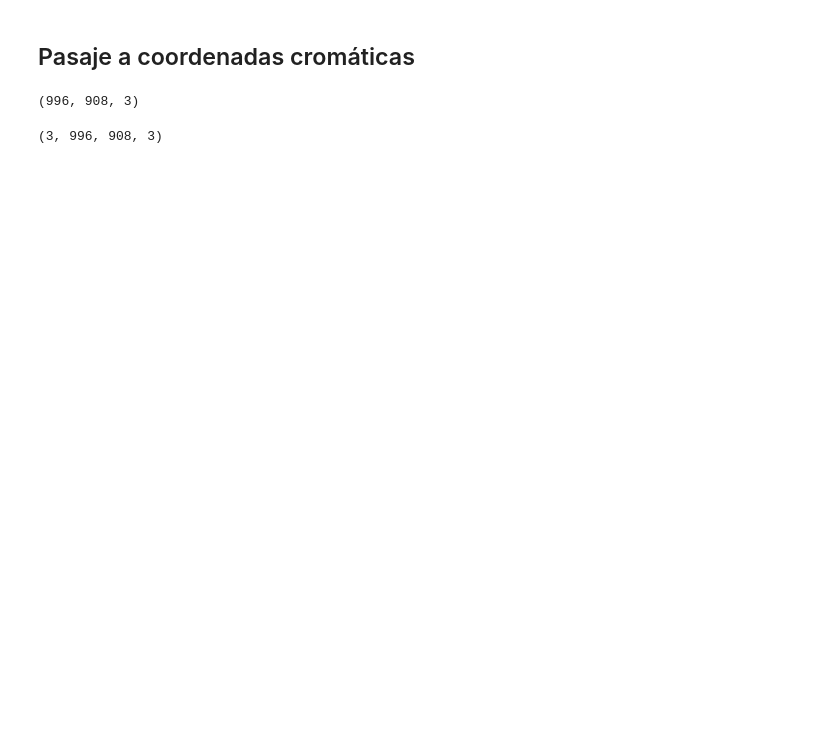
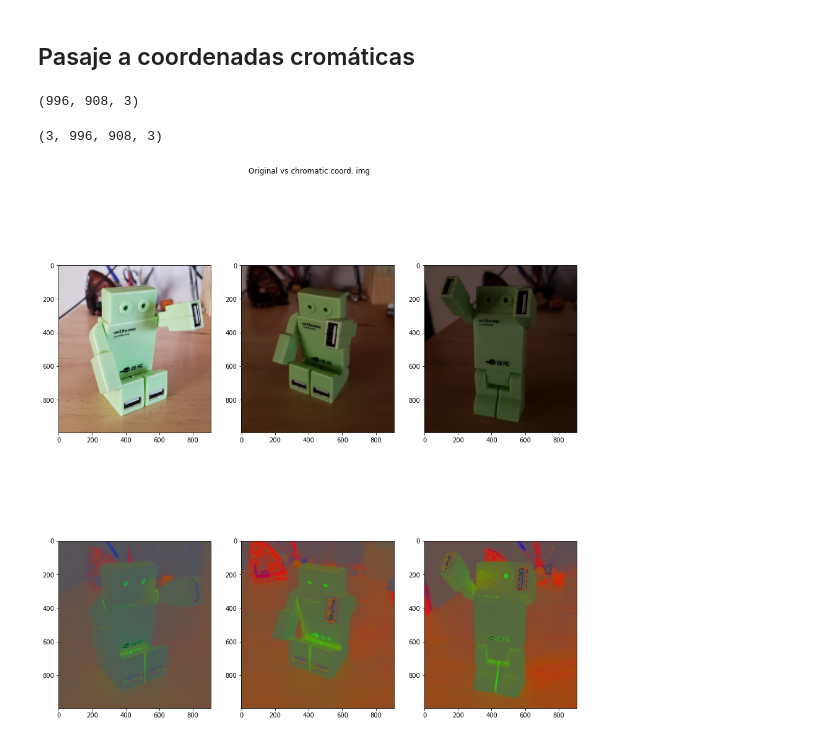
Before and after one commit to AriSalassa/vision-por-computadora, a Jupyter notebook: TP1/main.ipynb, the cells around one changed output. Cells and saved outputs as stored; diff of their text form; code cells hidden in the pictures; blank space fills up the shorter version.

```diff
--- a/TP1/main.ipynb
+++ b/TP1/main.ipynb
@@ -63,12 +61,14 @@ img_cc_array = np.zeros(img_array.shape)
 for i, img in enumerate(img_array):
     img_cc_array[i] = convert2CromCoord(img)
 # %%
-fig, axs = plt.subplots(2, len(img_array))
+fig, axs = plt.subplots(2, len(img_array), figsize=(15,15))
 fig.suptitle('Original vs chromatic coord. img')
 
 for i, img in enumerate(img_array):
     axs[0, i].imshow(img)
     axs[1, i].imshow(img_cc_array[i])
 
 
 fig.show()
+# %% [output]
+[figure, added]
```
Also changed, not shown: parts of 2 cells of this notebook, 1 other file.
